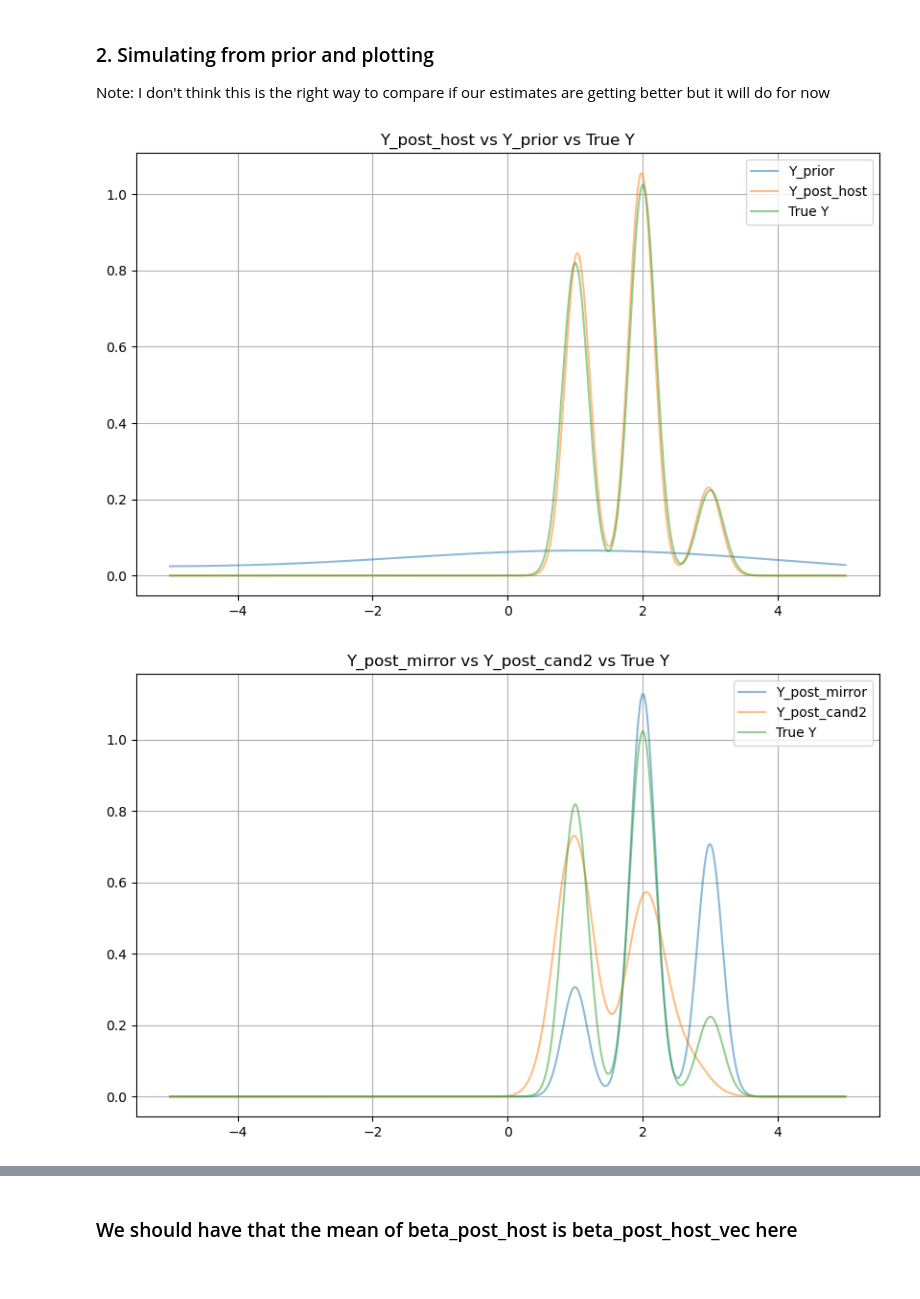
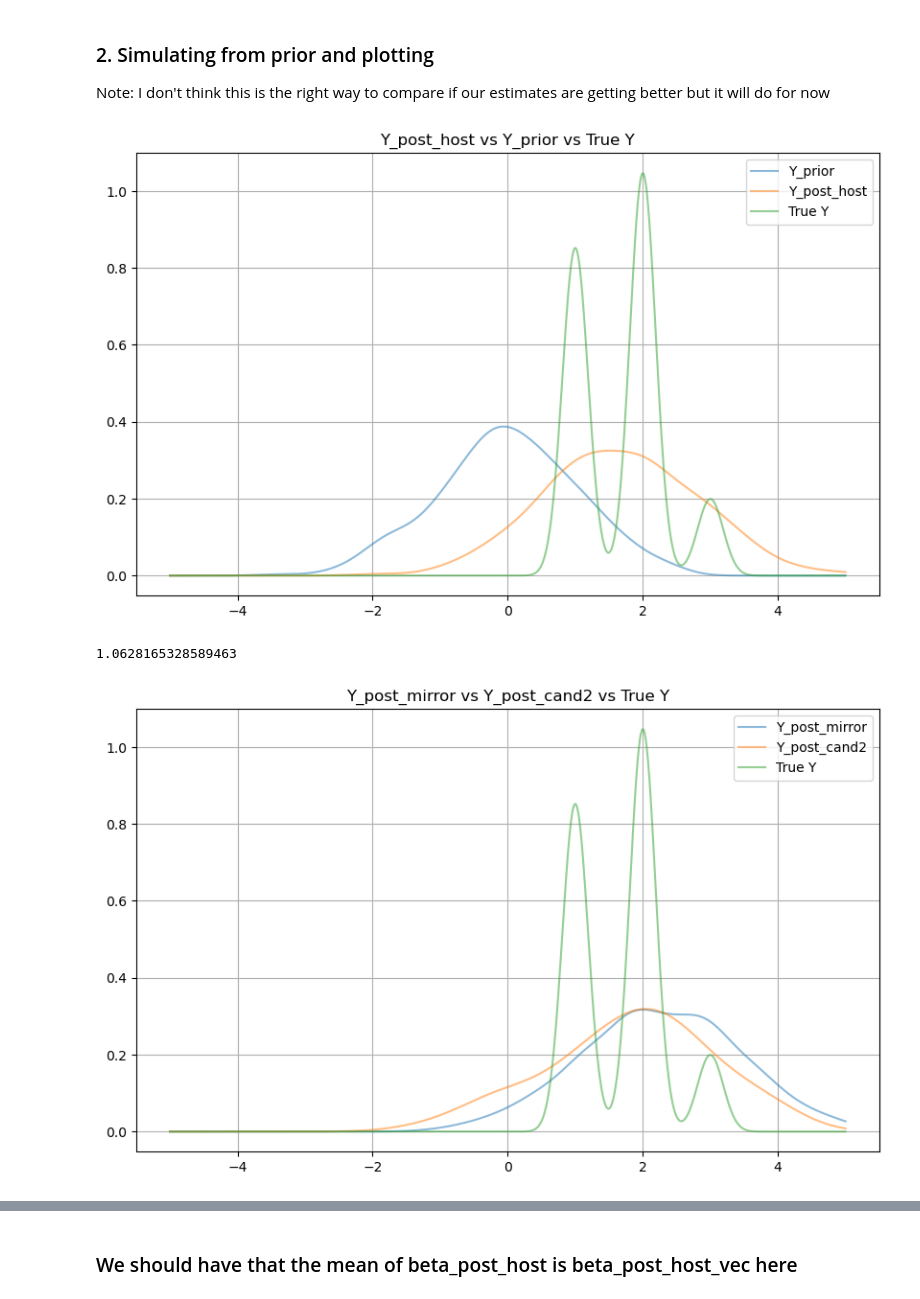
Before and after one commit to LucileTerminassian/causal_prospective_merge, a Jupyter notebook: playground_main.ipynb, the cells around one changed output, grey strips where cells are left out. Drawn from its saved outputs; the diff is of its cells as text; code cells hidden in the pictures.

```diff
--- a/playground_main.ipynb
+++ b/playground_main.ipynb
@@ -53,8 +53,8 @@ Note: I don't think this is the right way to compare if our estimates are gettin
 # Initialize prior parameters
 # post_mean = np.array([-10, 0.5, 2, -10, 0, -4])
 # a = beta_post_host_vec
-post_mean = np.array([1, 0.5, 2, -12, 0, -6])
-beta_0, sigma_0_sq = post_mean, 1
+post_mean = np.array([0, 0, 0, 0, 0, 0])
+beta_0, sigma_0_sq = post_mean, 3
 prior_hyperparameters = {'beta_0': beta_0, 'sigma_0_sq': sigma_0_sq}
 bayes_reg = BayesianLinearRegression(prior_hyperparameters)
 
@@ -69,41 +69,45 @@ Y_prior = np.dot(X_host, beta_0) + np.random.normal(0, sigma_prior, len(X_host))
 # Generate Y_post_host
 beta_post_host_vec = post_host_parameters['posterior_mean'].flatten()  # Extract posterior mean
 cov_matrix_post_host = post_host_parameters['posterior_cov_matrix']
-Y_post_host = np.dot(X_host, beta_post_host_vec) + np.random.normal(0, 0.01, len(X_host))  # Assuming standard deviation for Y_post_host is 1
+Y_post_host = np.dot(X_host, beta_post_host_vec) + np.random.normal(0, 1, len(X_host))  # Assuming standard deviation for Y_post_host is 1
 
 plot_densities(Y_prior, Y_post_host, design_data_host['Y'],
                 names = ['Y_prior', 'Y_post_host', 'True Y'],
                 title = 'Y_post_host vs Y_prior vs True Y')
 # %% [output]
-[figure, old version]
+[figure, new version]
+# %%
+np.var(Y_prior)
+# %% [output]
+1.0628165328589463
 # %%
 ### Bayesian update through candidate datasets
 sigma_cand = 1
 prior_hyperparameters_cand = {'beta_0': beta_post_host_vec, 'sigma_0_sq': sigma_cand}
 
 ## With candidate = mirror dataset
 bayes_reg_mirror = BayesianLinearRegression(prior_hyperparameters_cand)
 X_mirror, Y_mirror = design_data_mirror.drop(columns=['Y']), design_data_mirror['Y']
 post_mirror_parameters = bayes_reg_mirror.fit(X_mirror, Y_mirror)
 
 # Generate Y_post_mirror
 post_mirror_mean = post_mirror_parameters['posterior_mean'].flatten()  # Extract posterior mean
-Y_post_mirror = np.dot(X_mirror, post_mirror_mean) + np.random.normal(0, 0.01, len(X_mirror))  # Assuming standard deviation for Y_post_host is 1
+Y_post_mirror = np.dot(X_mirror, post_mirror_mean) + np.random.normal(0, 1, len(X_mirror))  # Assuming standard deviation for Y_post_host is 1
 
 ## With candidate = cand2 dataset
 bayes_reg_cand2 = BayesianLinearRegression(prior_hyperparameters_cand)
 X_cand2, Y_cand2 = design_data_cand2.drop(columns=['Y']), design_data_cand2['Y']
 post_cand2_parameters = bayes_reg_cand2.fit(X_cand2, Y_cand2)
 
 # Generate Y_post_cand2
 post_cand2_mean = post_cand2_parameters['posterior_mean'].flatten()  # Extract posterior mean
-Y_post_cand2 = np.dot(X_cand2, post_cand2_mean) + np.random.normal(0, 0.01, len(X_cand2))  # Assuming standard deviation for Y_post_host is 1
+Y_post_cand2 = np.dot(X_cand2, post_cand2_mean) + np.random.normal(0, 1, len(X_cand2))  # Assuming standard deviation for Y_post_host is 1
 
 plot_densities(Y_post_mirror, Y_post_cand2, design_data_host['Y'],
                 names = ['Y_post_mirror', 'Y_post_cand2', 'True Y'],
                 title = 'Y_post_mirror vs Y_post_cand2 vs True Y')
 # %% [output]
-[figure, old version]
+[figure, new version]
 # %%
 #Number of samples used to estimate outer expectation
 n_samples_for_expectation = 200
```
Also changed, not shown: parts of 15 cells of this notebook, 1 other file.
